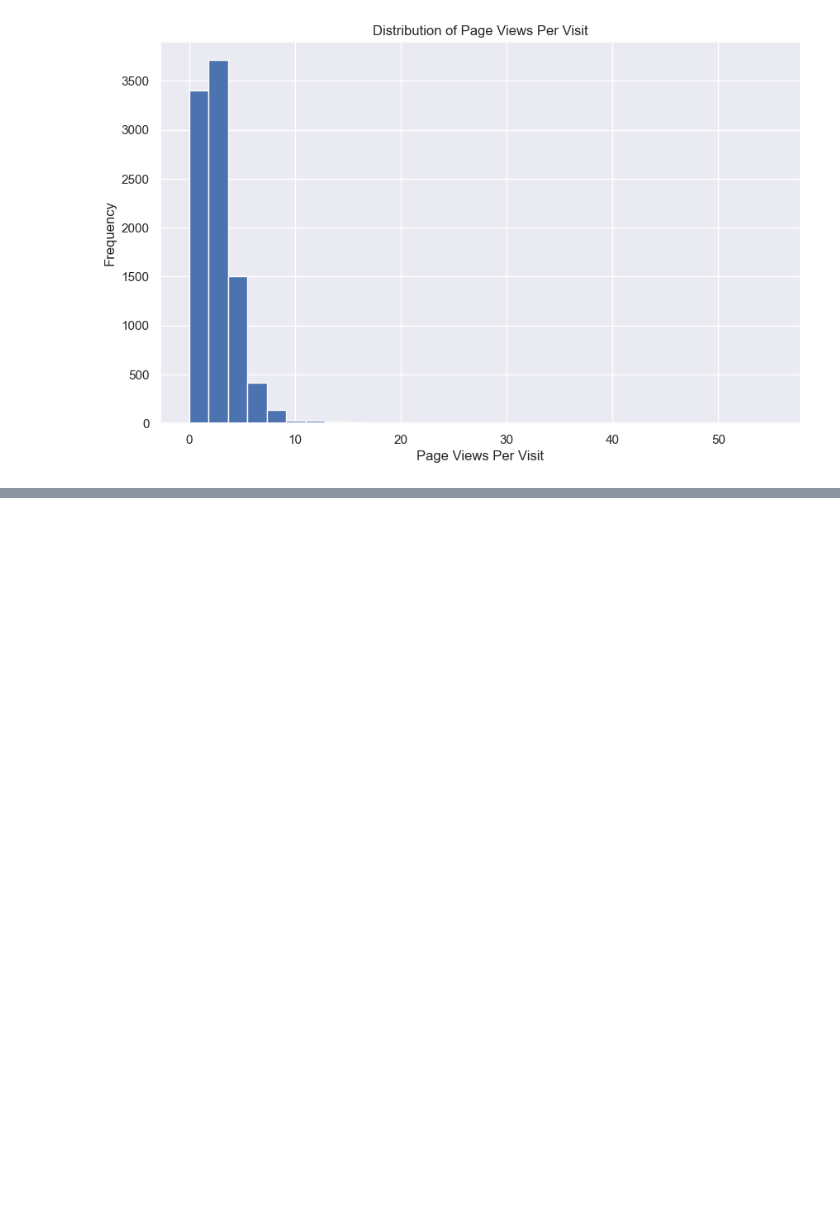
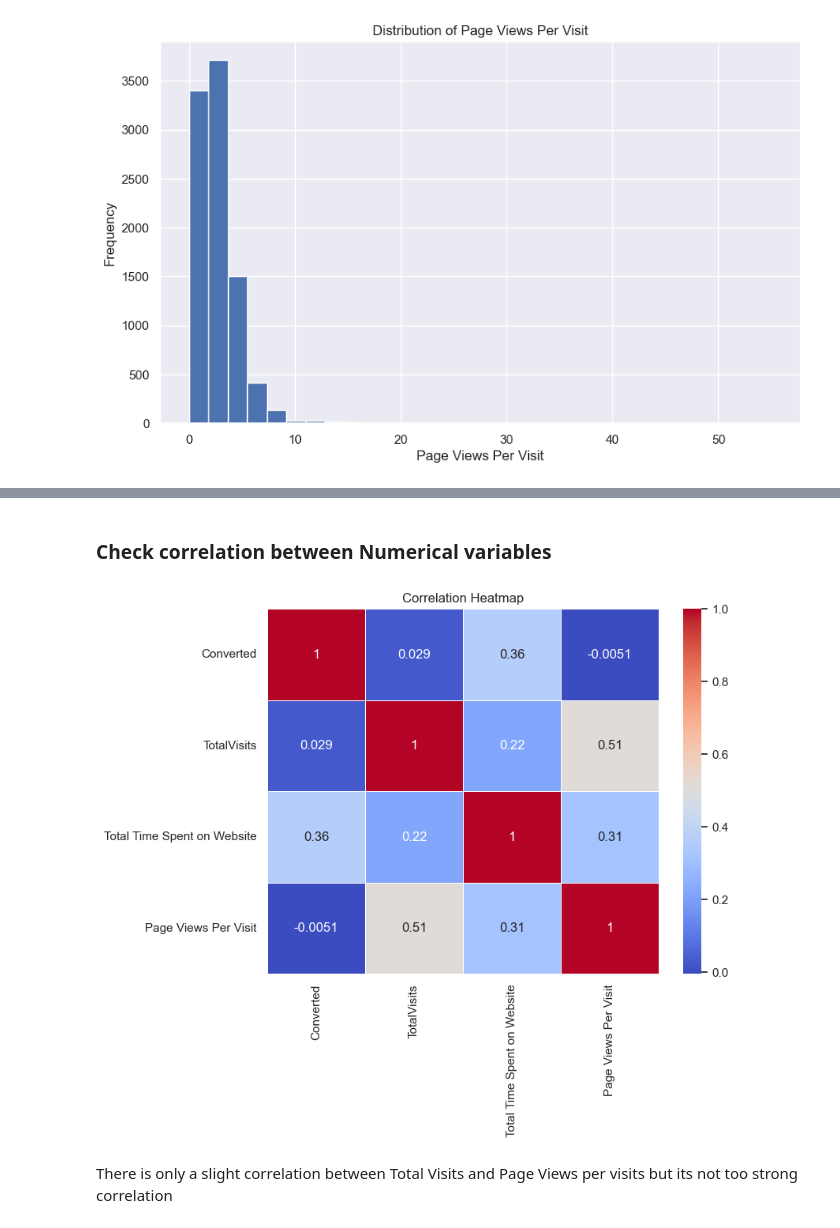
Before and after one commit to felixphilipk/Leads-Scoring, a Jupyter notebook: LeadScoringAssignment'.ipynb, the cells around one changed output, grey strips where cells are left out. Saved outputs shown, nothing was run; the diff lists cells and outputs as text; code cells hidden in the pictures; blank space fills up the shorter version.

```diff
--- a/LeadScoringAssignment'.ipynb
+++ b/LeadScoringAssignment'.ipynb
@@ -318,0 +314,11 @@ plt.show()
+# %% [markdown]
+### Check correlation between Numerical variables
+# %%
+plt.figure(figsize=(8, 6))
+sns.heatmap(data.corr(), annot=True, cmap='coolwarm', linewidths=0.5)
+plt.title('Correlation Heatmap')
+plt.show()
+# %% [output]
+[figure, added]
+# %% [markdown]
+There is only a slight correlation between Total Visits and Page Views per visits but its not too strong correlation
```
Also changed, not shown: parts of 40 cells of this notebook.
